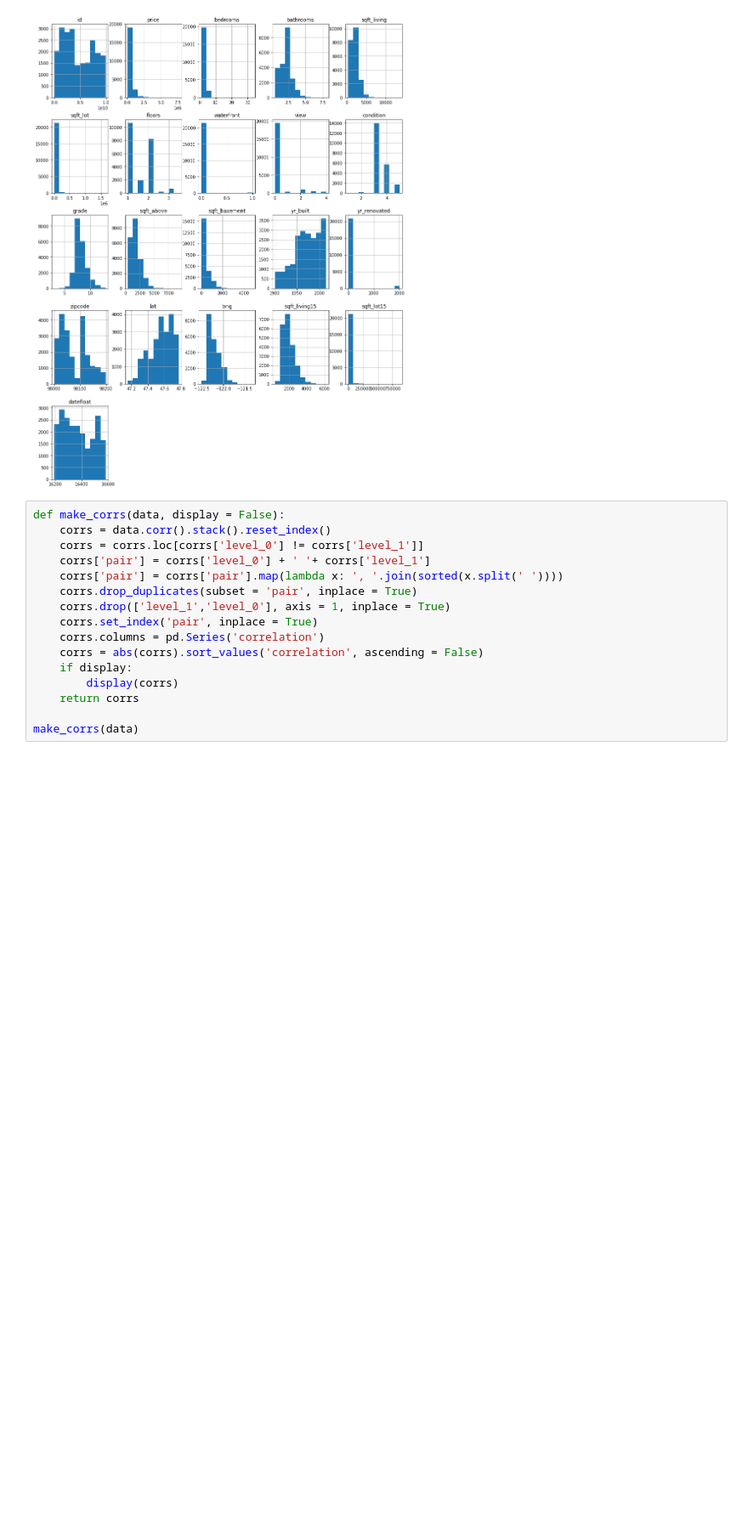
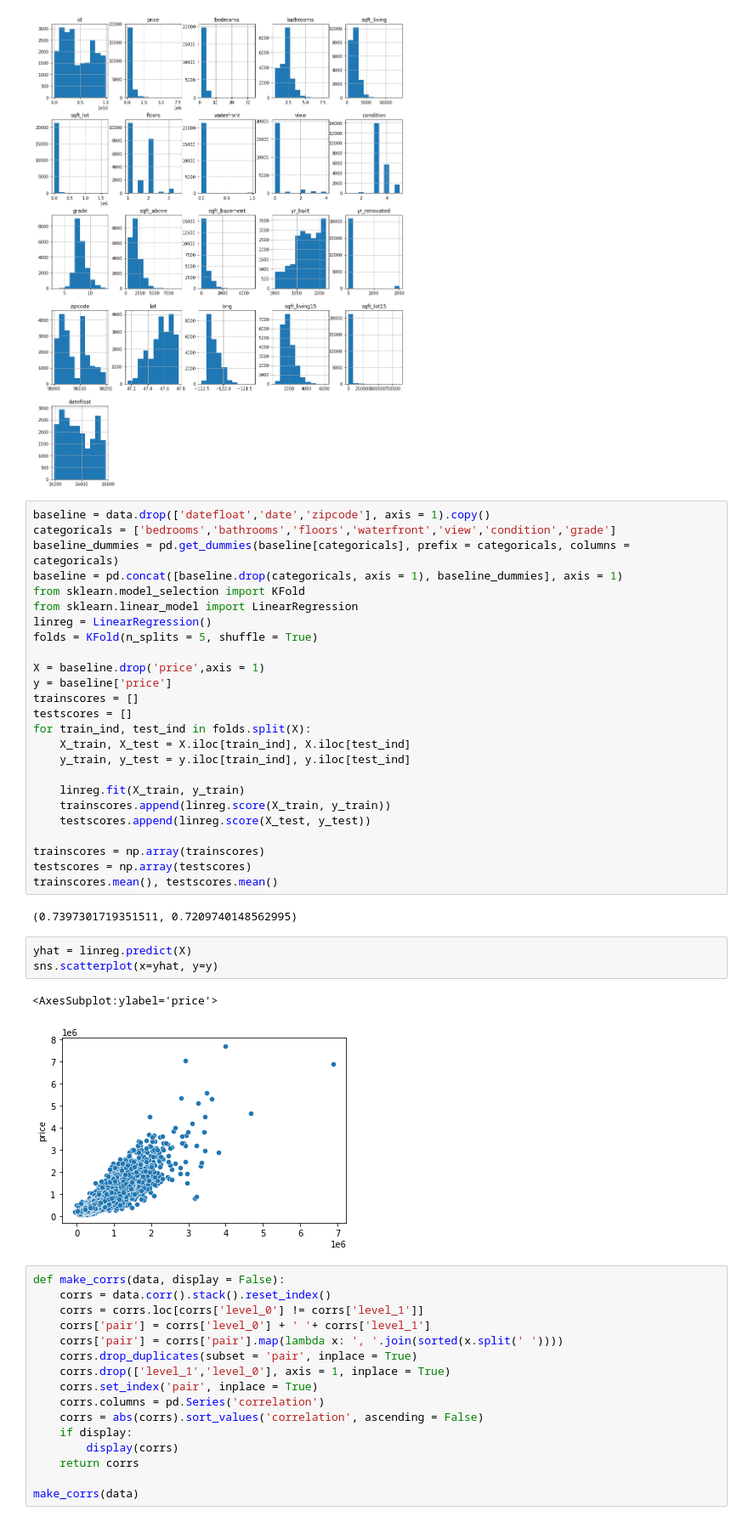
Before and after one commit to andre3000y/bsc-phase-two-project, a Jupyter notebook: notebooks/exploratory/Andre/Explorations_and_Cleaning.ipynb, the cells around one changed output. Shown: that part at 85% size. Cells and saved outputs as stored; diff of their text form; blank space fills up the shorter version.

```diff
--- a/notebooks/exploratory/Andre/Explorations_and_Cleaning.ipynb
+++ b/notebooks/exploratory/Andre/Explorations_and_Cleaning.ipynb
@@ -210,6 +210,39 @@ dtype: int64
 data.hist(figsize = (15,20));
 # %% [output]
 [figure]
+# %%
+baseline = data.drop(['datefloat','date','zipcode'], axis = 1).copy()
+categoricals = ['bedrooms','bathrooms','floors','waterfront','view','condition','grade']
+baseline_dummies = pd.get_dummies(baseline[categoricals], prefix = categoricals, columns = categoricals)
+baseline = pd.concat([baseline.drop(categoricals, axis = 1), baseline_dummies], axis = 1)
+from sklearn.model_selection import KFold
+from sklearn.linear_model import LinearRegression
+linreg = LinearRegression()
+folds = KFold(n_splits = 5, shuffle = True)
+
+X = baseline.drop('price',axis = 1)
+y = baseline['price']
+trainscores = []
+testscores = []
+for train_ind, test_ind in folds.split(X):
+    X_train, X_test = X.iloc[train_ind], X.iloc[test_ind]
+    y_train, y_test = y.iloc[train_ind], y.iloc[test_ind]
+
+    linreg.fit(X_train, y_train)
+    trainscores.append(linreg.score(X_train, y_train))
+    testscores.append(linreg.score(X_test, y_test))
+
+trainscores = np.array(trainscores)
+testscores = np.array(testscores)
+trainscores.mean(), testscores.mean()
+# %% [output]
+(0.7397301719351511, 0.7209740148562995)
+# %%
+yhat = linreg.predict(X)
+sns.scatterplot(x=yhat, y=y)
+# %% [output]
+<AxesSubplot:ylabel='price'>
+[figure, added]
 # %%
 def make_corrs(data, display = False):
     corrs = data.corr().stack().reset_index()
```
Also changed, not shown: parts of 1 cell of this notebook, 3 other files.
